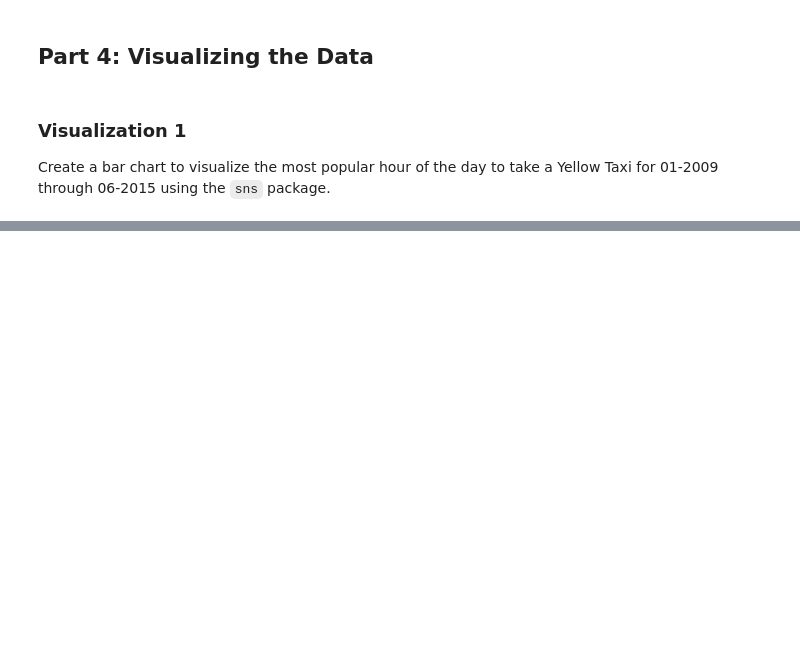
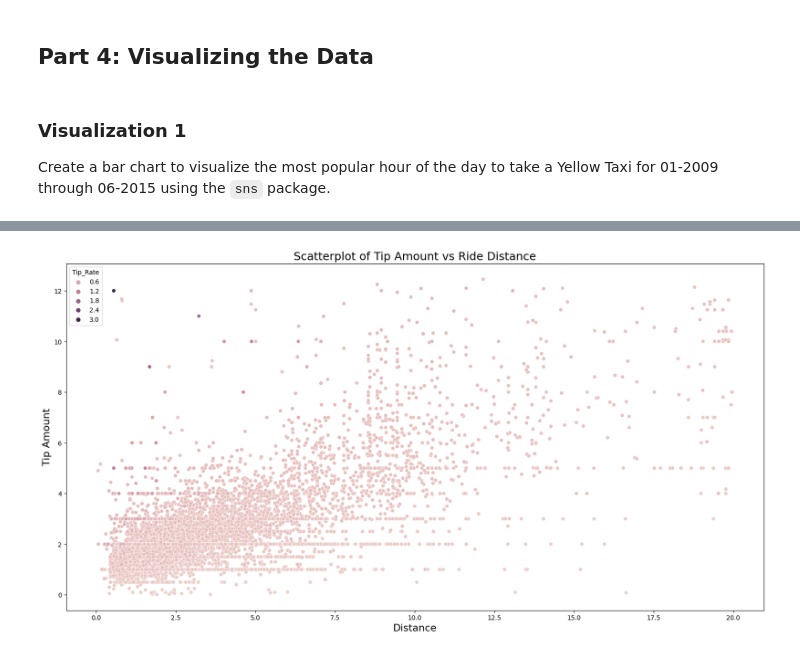
Before and after one commit to zhang-yixin912/4501_final_project, a Jupyter notebook: 4501_Final_Project.ipynb, the cells around one changed output, grey strips where cells are left out. Saved outputs shown, nothing was run; the diff lists cells and outputs as text; code cells hidden in the pictures; blank space fills up the shorter version.

```diff
--- a/4501_Final_Project.ipynb
+++ b/4501_Final_Project.ipynb
@@ -781,0 +788,14 @@ plot_airport_dropoff(dropoff_coord)
+# %%
+def plot_tip_vs_distance(dataframe):
+    """Take in the dataframe and plot the tips vs distance scatterplot"""
+    figure, axes = plt.subplots(figsize=(20, 10))
+
+    tip_rate = dataframe.eval("tip_amount / fare_amount").rename("Tip_Rate")
+
+    sns.scatterplot(data=dataframe, x="distance", y="tip_amount", hue=tip_rate)
+
+    axes.set_title("Scatterplot of Tip Amount vs Ride Distance", fontsize=18)
+    axes.set_xlabel("Distance", fontsize=16)
+    axes.set_ylabel("Tip Amount", fontsize=16)
+
+    plt.show()
@@ -781,0 +804,12 @@ plot_airport_dropoff(dropoff_coord)
+# %%
+def get_tip_vs_distance():
+    """Retrieved the required tip and distance data from the database and return in a dataframe"""
+
+    TIP_DIST = """
+    SELECT fare_amount, tip_amount, distance
+    FROM taxi_trips
+    WHERE tip_amount > 0 AND tip_amount < 12.5 AND distance < 20
+    ORDER BY RANDOM()
+    LIMIT 10000
+    """
+    return pd.read_sql(TIP_DIST, engine)
@@ -781,0 +818,5 @@ plot_airport_dropoff(dropoff_coord)
+# %%
+tip_dist = get_tip_vs_distance()
+plot_tip_vs_distance(tip_dist)
+# %% [output]
+[figure, added]
```
Also changed, not shown: parts of 25 cells of this notebook.
